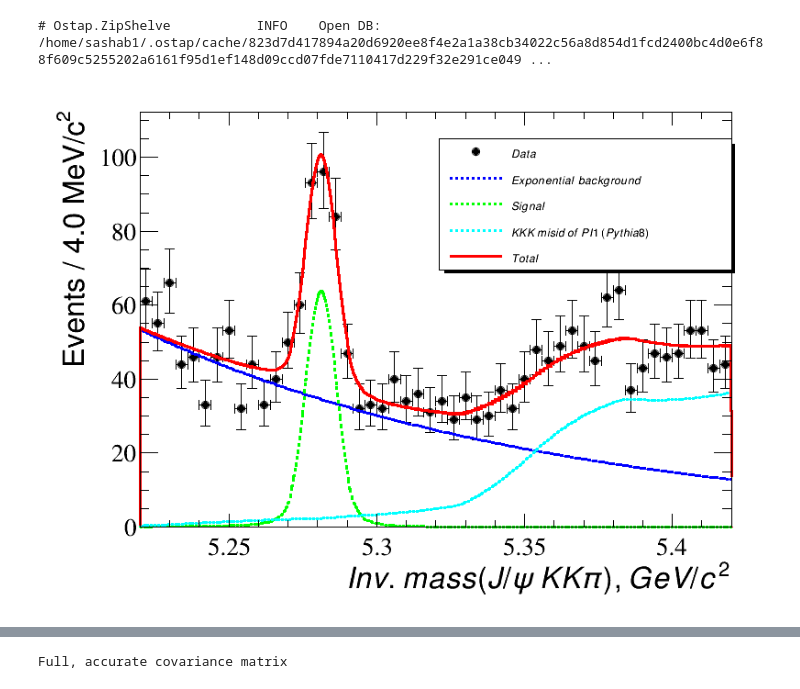
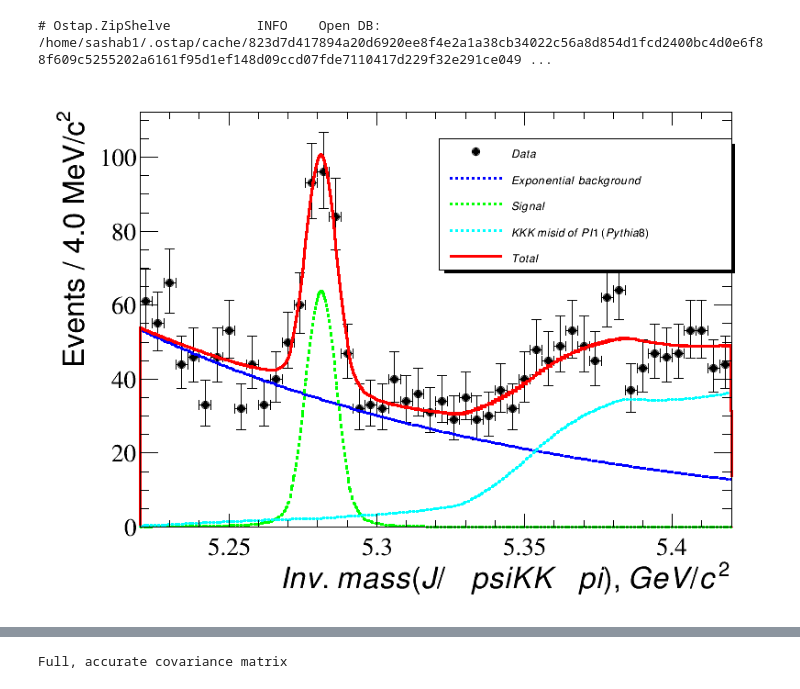
Before and after one commit to sashabaranov/Bu2JpsiKKpi, a Jupyter notebook: KKpi/fit/Cuts Optimize.ipynb, the cells around one changed output, grey strips where cells are left out. Drawn from its saved outputs; the diff is of its cells as text; code cells hidden in the pictures.

```diff
--- a/KKpi/fit/Cuts Optimize.ipynb
+++ b/KKpi/fit/Cuts Optimize.ipynb
@@ -121,25 +121,25 @@ bkg_Bu.tau.setMax(-2)
 # %%
 c1 = rootnotes.random_canvas()
 
 
 ru, fu = model_B.fitTo(ds_Bu, draw=True, nbins=nbin_Bu)
 
 model_B.signal.mean.release()
 model_B.signal.sigma.release()
 
 ru, fu = model_B.fitTo(ds_Bu, draw=True, nbins=nbin_Bu)
 
 
 
-fu.SetXTitle("Inv.\,mass(J/\psi\,KK\pi), GeV/c^{2}}")
+fu.SetXTitle("Inv.\,mass(J/#psi KK#pi), GeV/c^{2}}")
 fu.SetYTitle("Events / %.1f MeV/c^{2}" % binning_b)
 
 fu.Draw()
 model_B.legend.Draw()
 
 c1
 # %% [output]
-[figure, old version]
+[figure, new version]
 # %%
 ru("S")[0].prec()
 # %% [output]
```
Also changed, not shown: parts of 2 cells of this notebook.
